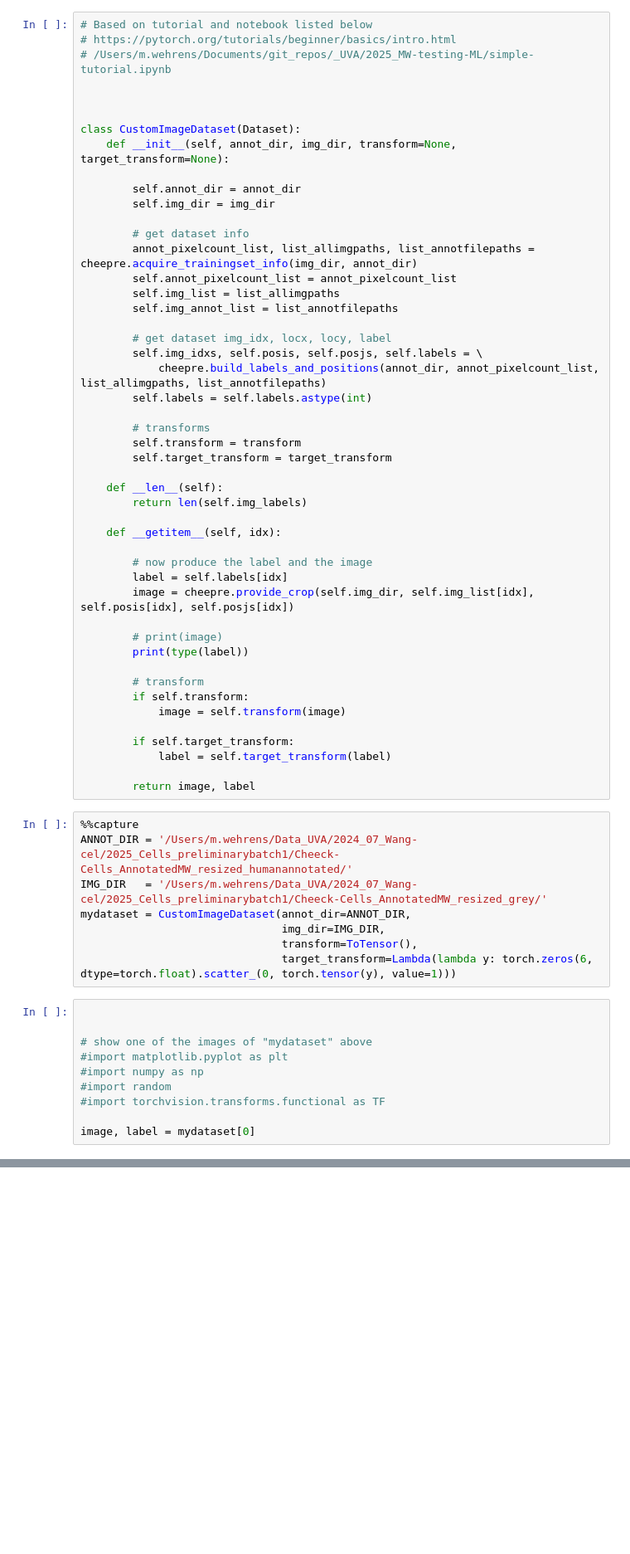
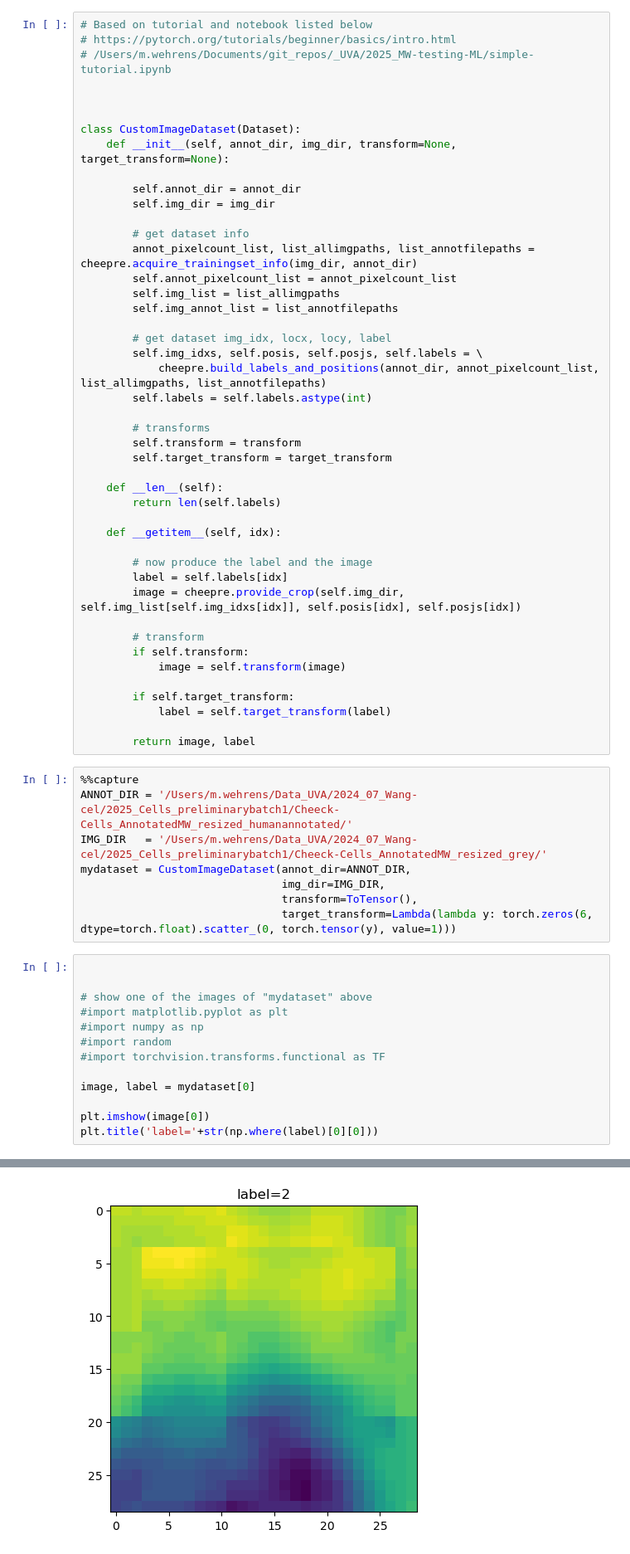
Before and after one commit to Jintram/Cheeky-cells, a Jupyter notebook: data_and_model_training.ipynb, the cells around one changed output, grey strips where cells are left out. Shown at 83% size. Saved outputs shown, nothing was run; the diff lists cells and outputs as text; blank space fills up the shorter version.

```diff
--- a/data_and_model_training.ipynb
+++ b/data_and_model_training.ipynb
@@ -42,16 +45,13 @@ class CustomImageDataset(Dataset):
         self.target_transform = target_transform
 
     def __len__(self):
-        return len(self.img_labels)
+        return len(self.labels)
 
     def __getitem__(self, idx):
 
         # now produce the label and the image
         label = self.labels[idx]
-        image = cheepre.provide_crop(self.img_dir, self.img_list[idx], self.posis[idx], self.posjs[idx])
-
-        # print(image)
-        print(type(label))
+        image = cheepre.provide_crop(self.img_dir, self.img_list[self.img_idxs[idx]], self.posis[idx], self.posjs[idx])
 
         # transform
         if self.transform:
@@ -79,4 +79,7 @@ mydataset = CustomImageDataset(annot_dir=ANNOT_DIR,
 #import torchvision.transforms.functional as TF
 
 image, label = mydataset[0]
+
+plt.imshow(image[0])
+plt.title('label='+str(np.where(label)[0][0]))
 # %% [output]
@@ -84,0 +88 @@ TypeError: an integer is required
+[figure, added]
```
Also changed, not shown: parts of 21 cells of this notebook, 2 other files.
